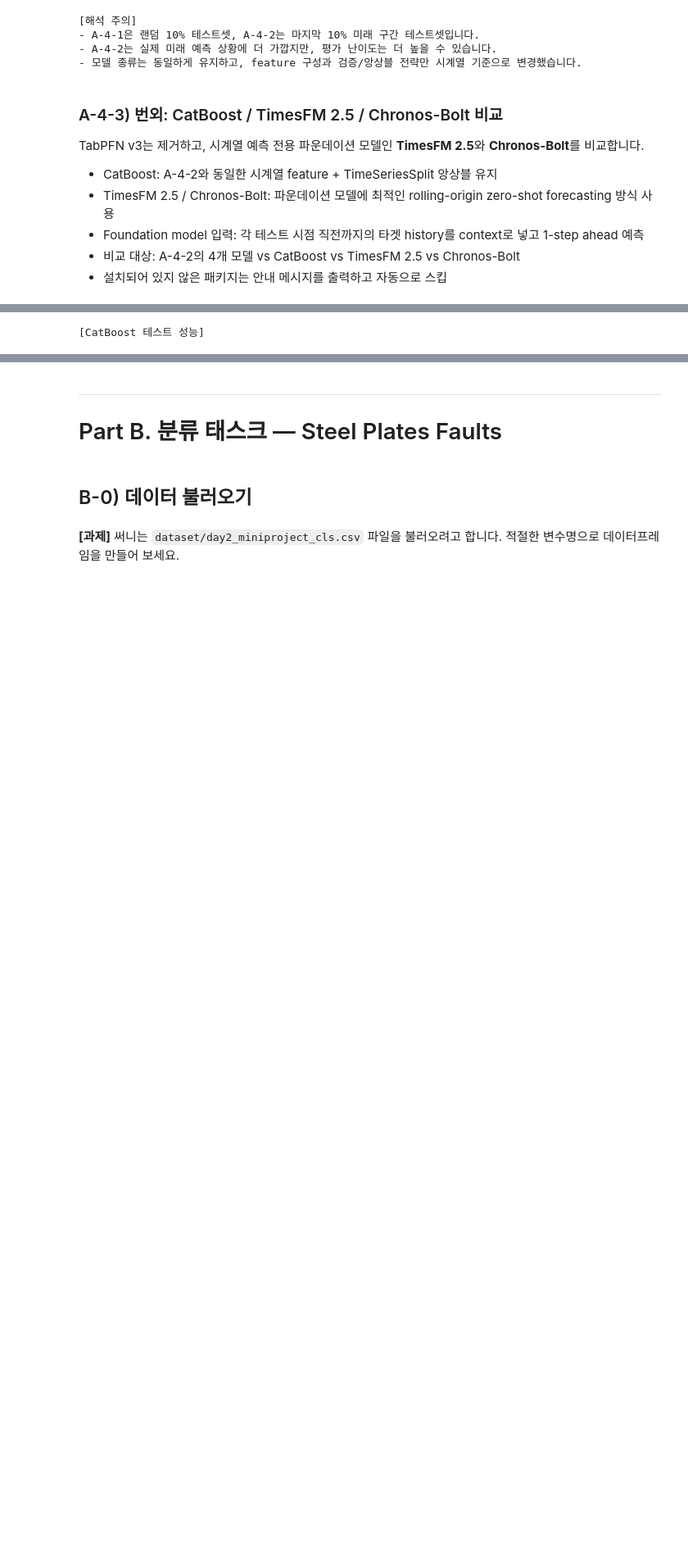
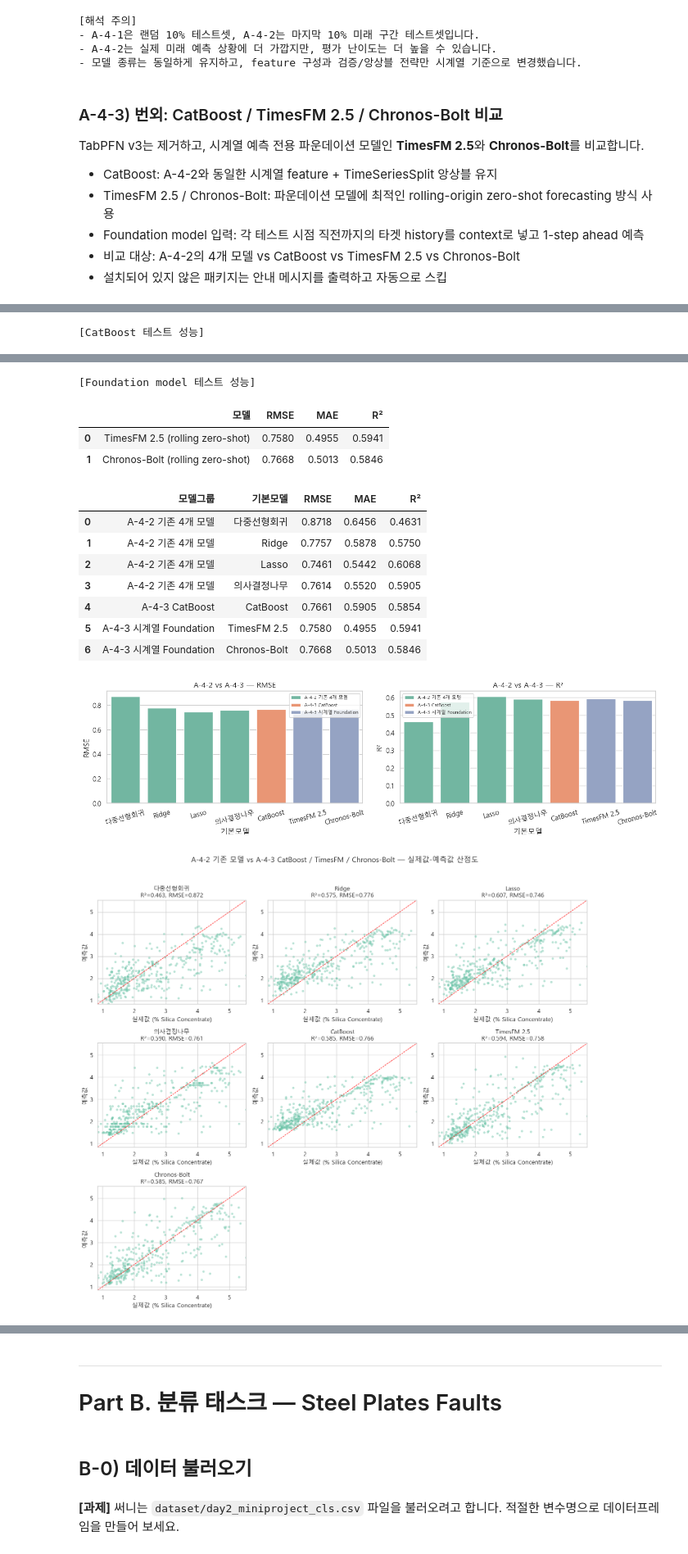
Before and after one commit to QuasarPark/JS_AI_project, a Jupyter notebook: 9일차/머신러닝 Day 2. 미니프로젝트.ipynb, the cells around one changed output, grey strips where cells are left out. Shown at 82% size. Cells and saved outputs as stored; diff of their text form; code cells hidden in the pictures; blank space fills up the shorter version.

```diff
--- a/9일차/머신러닝 Day 2. 미니프로젝트.ipynb
+++ b/9일차/머신러닝 Day 2. 미니프로젝트.ipynb
@@ -1246,14 +1246,14 @@ if CHRONOS_AVAILABLE and torch is not None:
         chronos_pipeline = ChronosBoltPipeline.from_pretrained(
             chronos_model_id,
             device_map=chronos_device,
-            torch_dtype=chronos_dtype,
+            dtype=chronos_dtype,
         )
         print(f"[Chronos-Bolt] 로딩 완료 — {time.perf_counter() - start:.1f}초")
 
         pred_start = time.perf_counter()
         chronos_contexts = [torch.tensor(ctx, dtype=torch.float32) for ctx in foundation_contexts]
         chronos_forecast = chronos_pipeline.predict(
-            context=chronos_contexts,
+            chronos_contexts,
             prediction_length=1,
         )
         chronos_arr = chronos_forecast.detach().cpu().numpy()
@@ -1395,0 +1406,14 @@ print("- Foundation model은 exogenous 공정 변수를 직접 쓰지 않는 설
+[Foundation model 테스트 성능]
+|  | 모델 | RMSE | MAE | R² |
+| 0 | TimesFM 2.5 (rolling zero-shot) | 0.7580 | 0.4955 | 0.5941 |
+| 1 | Chronos-Bolt (rolling zero-shot) | 0.7668 | 0.5013 | 0.5846 |
+|  | 모델그룹 | 기본모델 | RMSE | MAE | R² |
+| 0 | A-4-2 기존 4개 모델 | 다중선형회귀 | 0.8718 | 0.6456 | 0.4631 |
+| 1 | A-4-2 기존 4개 모델 | Ridge | 0.7757 | 0.5878 | 0.5750 |
+| 2 | A-4-2 기존 4개 모델 | Lasso | 0.7461 | 0.5442 | 0.6068 |
+| 3 | A-4-2 기존 4개 모델 | 의사결정나무 | 0.7614 | 0.5520 | 0.5905 |
+| 4 | A-4-3 CatBoost | CatBoost | 0.7661 | 0.5905 | 0.5854 |
+| 5 | A-4-3 시계열 Foundation | TimesFM 2.5 | 0.7580 | 0.4955 | 0.5941 |
+| 6 | A-4-3 시계열 Foundation | Chronos-Bolt | 0.7668 | 0.5013 | 0.5846 |
+[figure, added]
+[figure, added]
```
Also changed, not shown: parts of 2 cells of this notebook, 16 other files.
